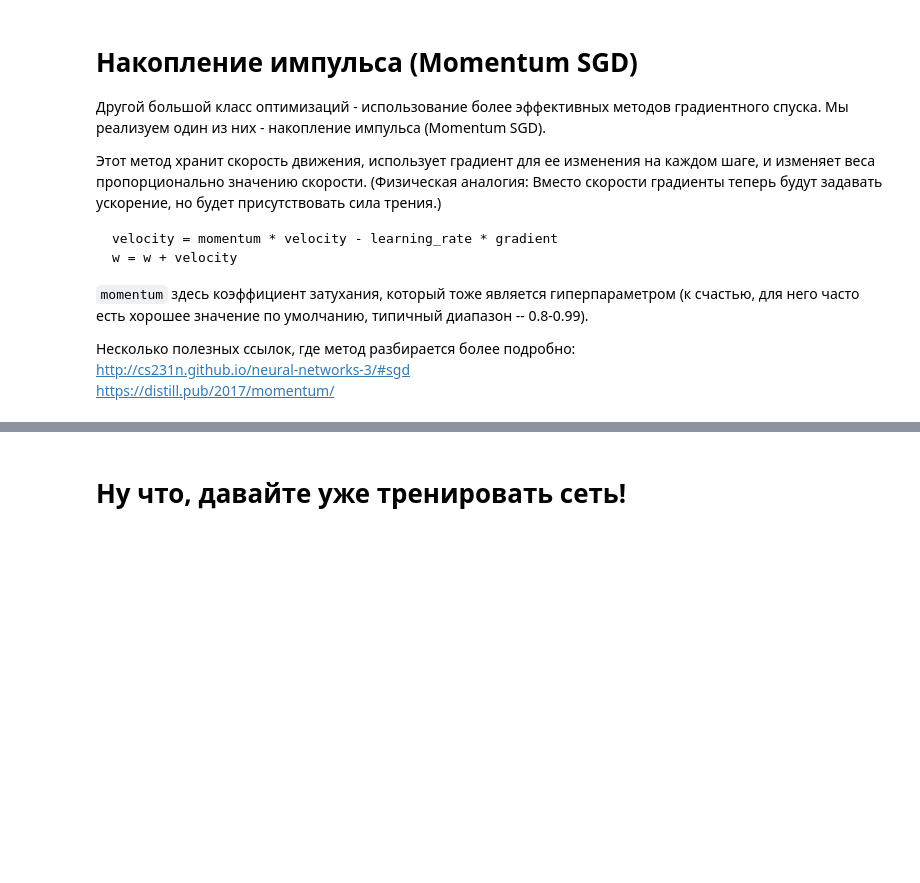
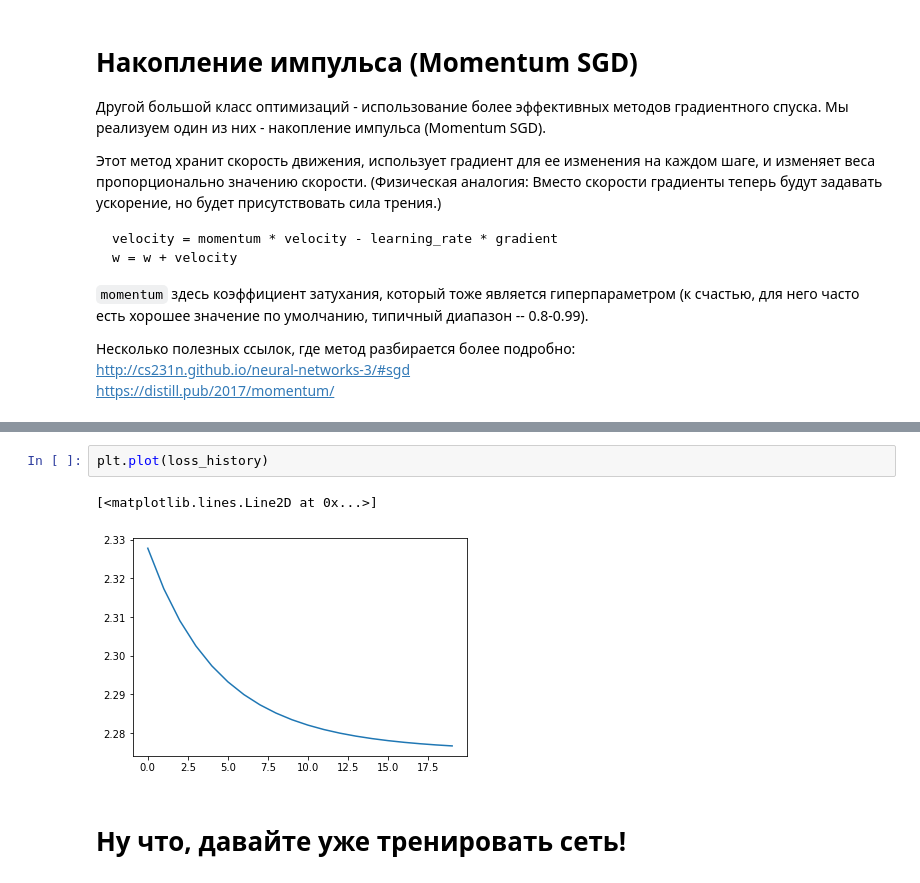
Before and after one commit to nidemidovich/to_the_moon, a Jupyter notebook: dlcourse/assignment2/Neural Network.ipynb, the cells around one changed output, grey strips where cells are left out. Cells and saved outputs as stored; diff of their text form; blank space fills up the shorter version.

```diff
--- a/dlcourse/assignment2/Neural Network.ipynb
+++ b/dlcourse/assignment2/Neural Network.ipynb
@@ -201,3 +283,8 @@ loss_history, train_history, val_history = trainer.fit()
+# %%
+plt.plot(loss_history)
+# %% [output]
+[<matplotlib.lines.Line2D at 0x...>]
+[figure, added]
 # %% [markdown]
 # Ну что, давайте уже тренировать сеть!
 # %% [markdown]
```
Also changed, not shown: parts of 12 cells of this notebook, 2 other files.
